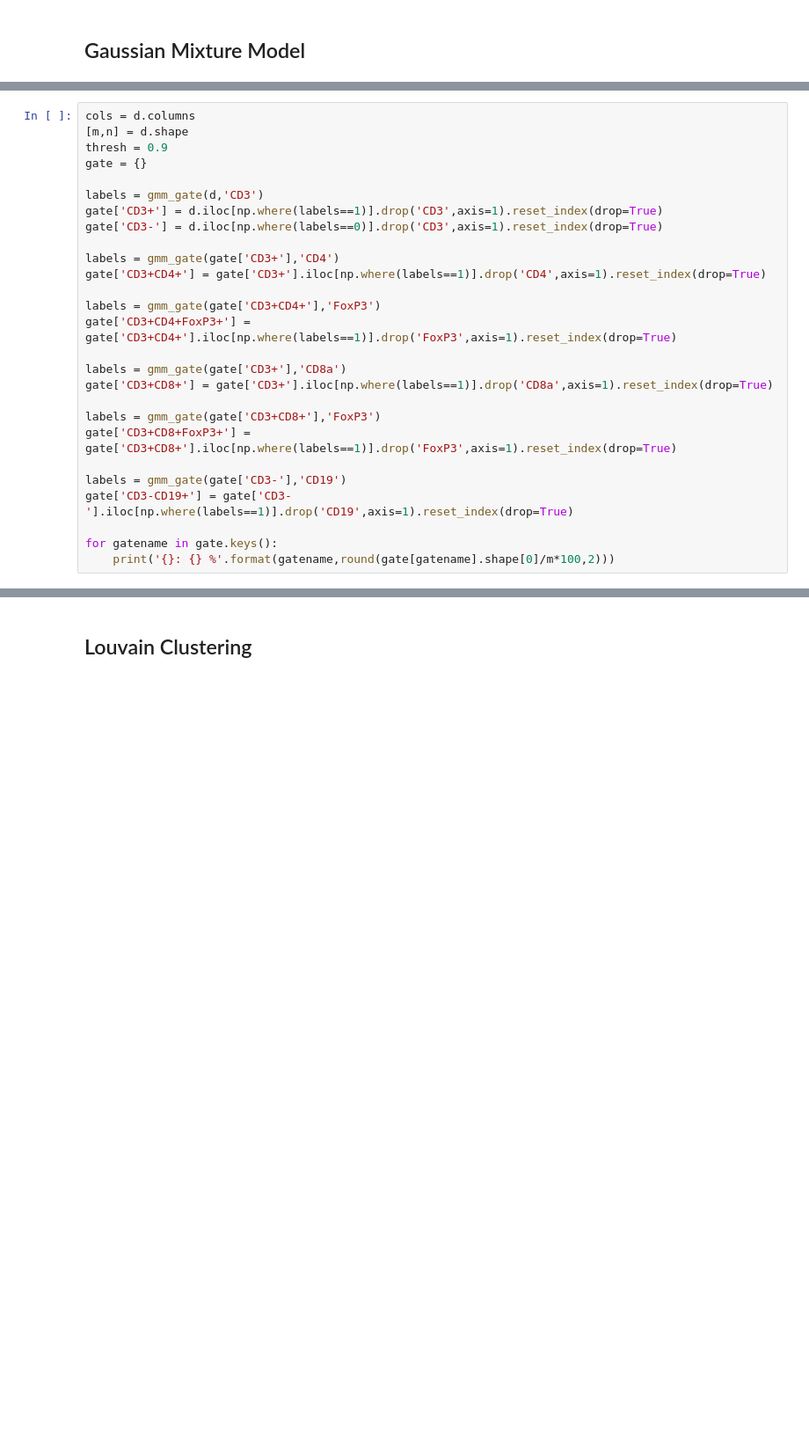
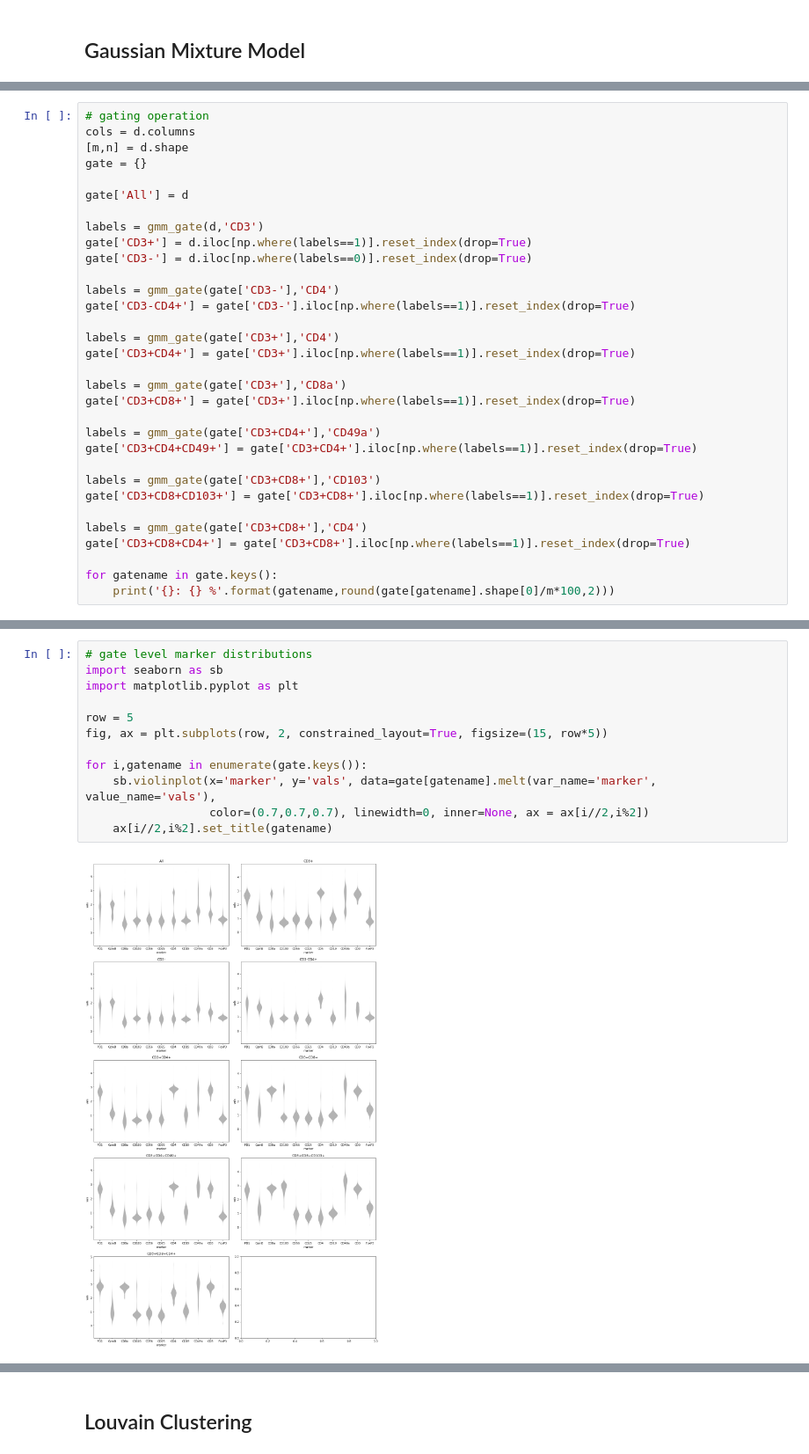
Before and after one commit to adityasinha379/Automating-Flow-Analysis, a Jupyter notebook: Clustering.ipynb, the cells around one changed output, grey strips where cells are left out. Shown at 88% size. Cells and saved outputs as stored; diff of their text form; blank space fills up the shorter version.

```diff
--- a/Clustering.ipynb
+++ b/Clustering.ipynb
@@ -70,27 +43,32 @@ def gmm_classify(d,gatename):
 # %%
+# gating operation
 cols = d.columns
 [m,n] = d.shape
-thresh = 0.9
 gate = {}
 
+gate['All'] = d
+
 labels = gmm_gate(d,'CD3')
-gate['CD3+'] = d.iloc[np.where(labels==1)].drop('CD3',axis=1).reset_index(drop=True)
-gate['CD3-'] = d.iloc[np.where(labels==0)].drop('CD3',axis=1).reset_index(drop=True)
+gate['CD3+'] = d.iloc[np.where(labels==1)].reset_index(drop=True)
+gate['CD3-'] = d.iloc[np.where(labels==0)].reset_index(drop=True)
+
+labels = gmm_gate(gate['CD3-'],'CD4')
+gate['CD3-CD4+'] = gate['CD3-'].iloc[np.where(labels==1)].reset_index(drop=True)
 
 labels = gmm_gate(gate['CD3+'],'CD4')
-gate['CD3+CD4+'] = gate['CD3+'].iloc[np.where(labels==1)].drop('CD4',axis=1).reset_index(drop=True)
-
-labels = gmm_gate(gate['CD3+CD4+'],'FoxP3')
-gate['CD3+CD4+FoxP3+'] = gate['CD3+CD4+'].iloc[np.where(labels==1)].drop('FoxP3',axis=1).reset_index(drop=True)
+gate['CD3+CD4+'] = gate['CD3+'].iloc[np.where(labels==1)].reset_index(drop=True)
 
 labels = gmm_gate(gate['CD3+'],'CD8a')
-gate['CD3+CD8+'] = gate['CD3+'].iloc[np.where(labels==1)].drop('CD8a',axis=1).reset_index(drop=True)
+gate['CD3+CD8+'] = gate['CD3+'].iloc[np.where(labels==1)].reset_index(drop=True)
 
-labels = gmm_gate(gate['CD3+CD8+'],'FoxP3')
-gate['CD3+CD8+FoxP3+'] = gate['CD3+CD8+'].iloc[np.where(labels==1)].drop('FoxP3',axis=1).reset_index(drop=True)
+labels = gmm_gate(gate['CD3+CD4+'],'CD49a')
+gate['CD3+CD4+CD49+'] = gate['CD3+CD4+'].iloc[np.where(labels==1)].reset_index(drop=True)
 
-labels = gmm_gate(gate['CD3-'],'CD19')
-gate['CD3-CD19+'] = gate['CD3-'].iloc[np.where(labels==1)].drop('CD19',axis=1).reset_index(drop=True)
+labels = gmm_gate(gate['CD3+CD8+'],'CD103')
+gate['CD3+CD8+CD103+'] = gate['CD3+CD8+'].iloc[np.where(labels==1)].reset_index(drop=True)
+
+labels = gmm_gate(gate['CD3+CD8+'],'CD4')
+gate['CD3+CD8+CD4+'] = gate['CD3+CD8+'].iloc[np.where(labels==1)].reset_index(drop=True)
 
 for gatename in gate.keys():
     print('{}: {} %'.format(gatename,round(gate[gatename].shape[0]/m*100,2)))
@@ -105 +85,15 @@ CD3-CD19+: 1.54 %
+# %%
+# gate level marker distributions
+import seaborn as sb
+import matplotlib.pyplot as plt
+
+row = 5
+fig, ax = plt.subplots(row, 2, constrained_layout=True, figsize=(15, row*5))
+
+for i,gatename in enumerate(gate.keys()):
+    sb.violinplot(x='marker', y='vals', data=gate[gatename].melt(var_name='marker', value_name='vals'),
+                  color=(0.7,0.7,0.7), linewidth=0, inner=None, ax = ax[i//2,i%2])
+    ax[i//2,i%2].set_title(gatename)
+# %% [output]
+[figure, added]
 # %%
```
Also changed, not shown: parts of 6 cells of this notebook, 7 other files.
